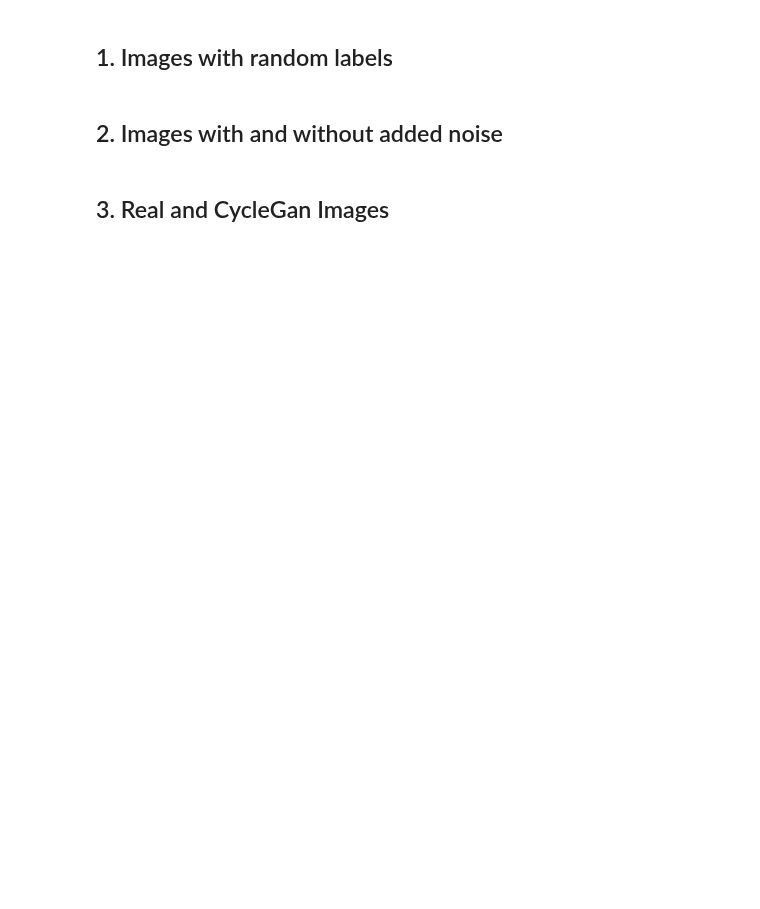
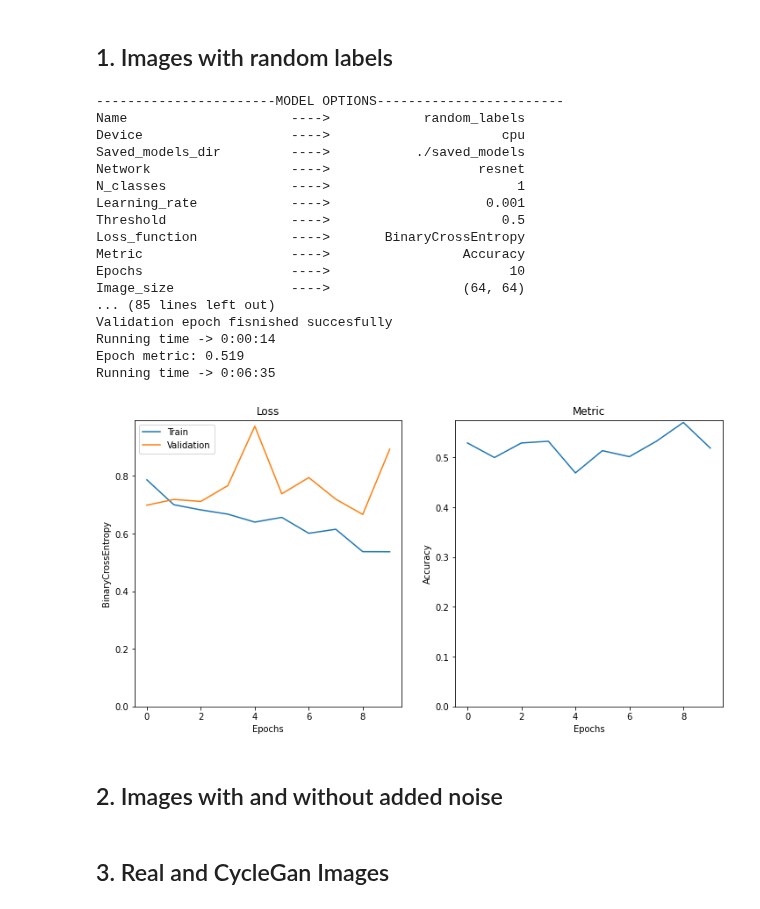
Before and after one commit to Juanki0396/TFG, a Jupyter notebook: train_classifier.ipynb, the cells around one changed output. Cells and saved outputs as stored; diff of their text form; code cells hidden in the pictures; blank space fills up the shorter version.

```diff
--- a/train_classifier.ipynb
+++ b/train_classifier.ipynb
@@ -53,3 +61,55 @@ loss_fig = train_manager.plot_losses()
+# %%
+def randomise_labels(dataset: List[Image]) -> List[Image]:
+    for image in dataset:
+        image.label = random.randint(0,1)
+    return dataset
+
+# Load predefined options and modify some of them
+options_parser = ClassifierOptions()
+options_parser.read_parameters()
+options_parser.gather_options()
+options_parser.rewrite_option("name", "random_labels")
+options_parser.print_options()
+
+# Crate random labels
+random_train_data = randomise_labels(train_data)
+random_test_data = randomise_labels(test_data)
+
+# Create torch datasets
+transforms = [
+    Resize(options_parser.options.image_size),
+    DynamicRangeScaling(options_parser.options.model_dynamic_range, options_parser.options.crop_dynamic_range)
+]
+train_dataset = ImageDataset(random_train_data, transforms= transforms)
+test_dataset = ImageDataset(random_train_data, transforms= transforms)
+
+# Create models and trainer
+model = ImageClassifier(options_parser)
+trainer = ClassifierTrainer(model)
+trainer.set_dataloaders(train_dataset, test_dataset)
+
+# Train model
+trainer.train_model()
+loss_fig = trainer.plot_losses()
+# %% [output]
+-----------------------MODEL OPTIONS------------------------
+Name                     ---->            random_labels
+Device                   ---->                      cpu
+Saved_models_dir         ---->           ./saved_models
+Network                  ---->                   resnet
+N_classes                ---->                        1
+Learning_rate            ---->                    0.001
+Threshold                ---->                      0.5
+Loss_function            ---->       BinaryCrossEntropy
+Metric                   ---->                 Accuracy
+Epochs                   ---->                       10
+Image_size               ---->                 (64, 64)
+... (85 lines left out)
+Validation epoch fisnished succesfully
+Running time -> 0:00:14
+Epoch metric: 0.519
+Running time -> 0:06:35
+[figure, added]
 # %% [markdown]
 ## 2. Images with and without added noise
 # %%
```
Also changed, not shown: parts of 9 cells of this notebook, 8 other files.
